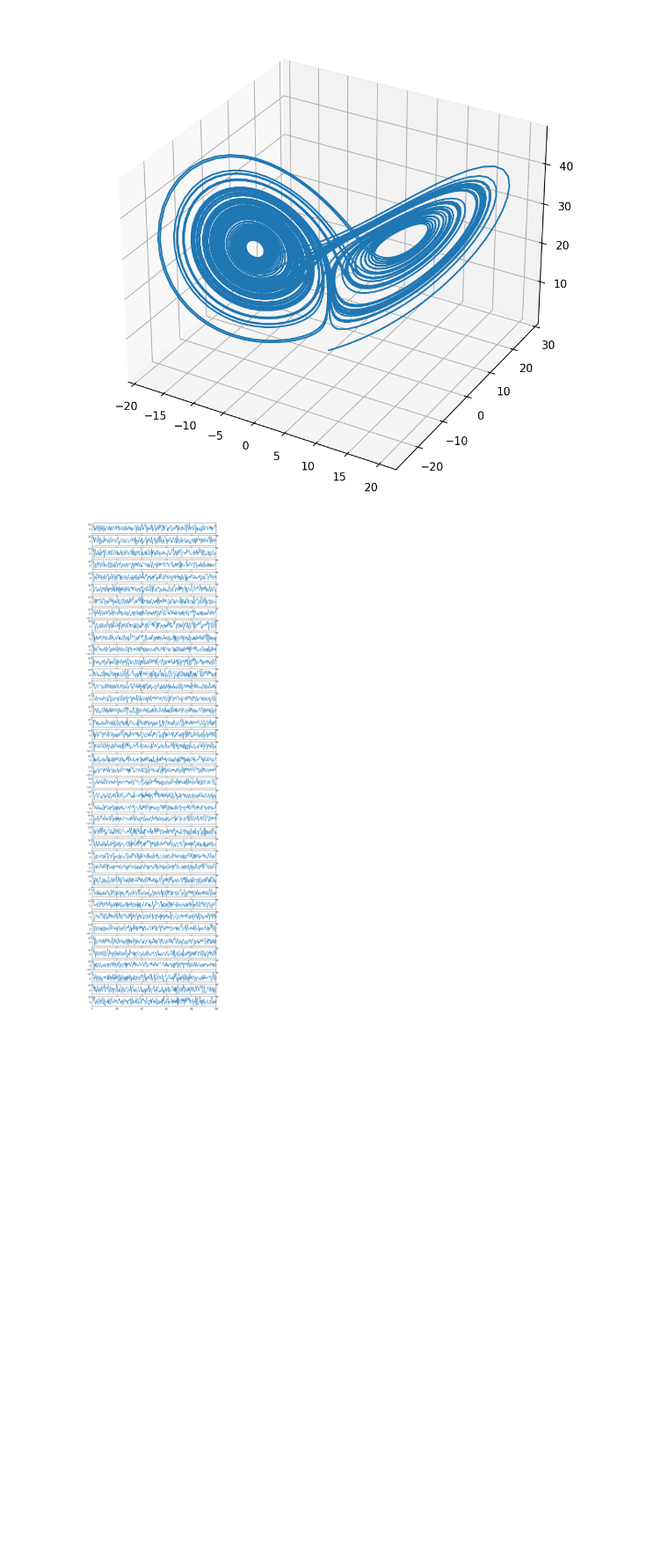
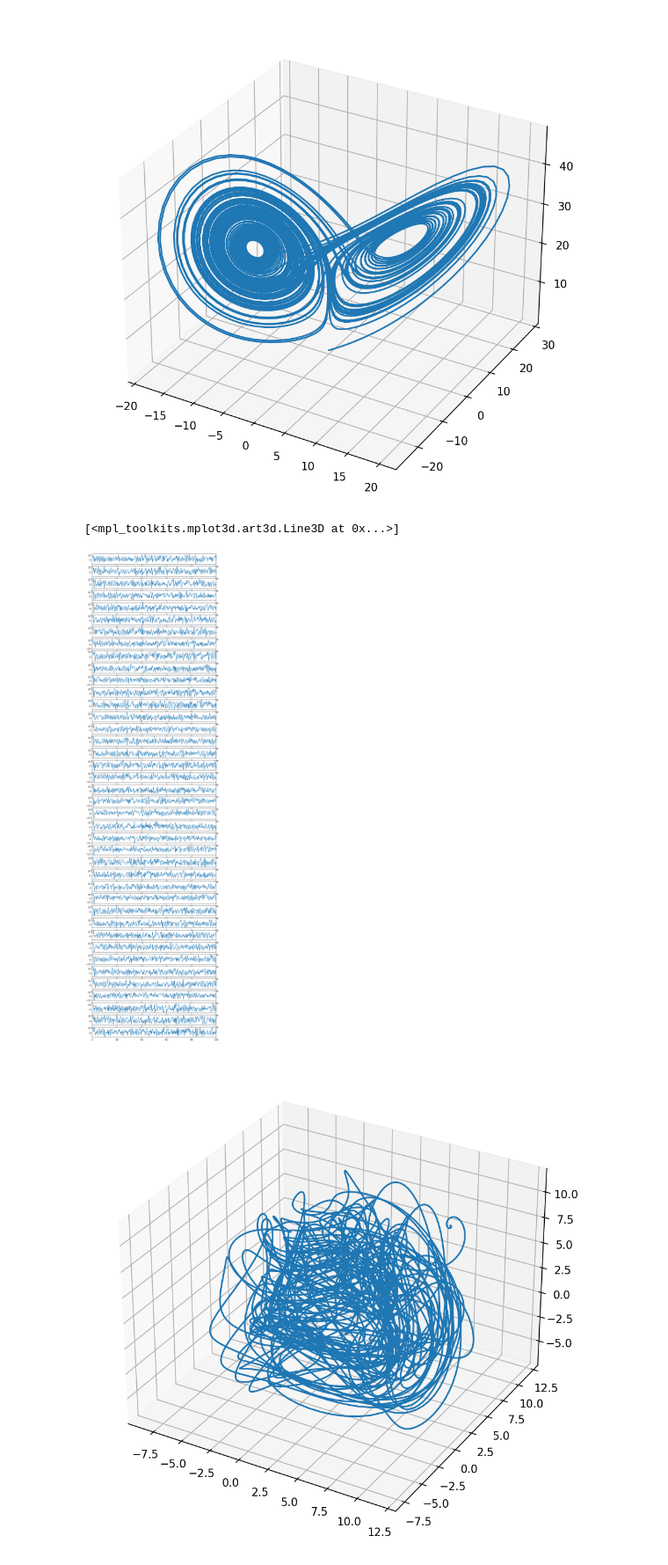
Before and after one commit to rodrigoms95/Data_Assimilation_2023_1, a Jupyter notebook: code/jupyter/Lorenz.ipynb, the cells around one changed output. Shown at 88% size. Drawn from its saved outputs; the diff is of its cells as text; code cells hidden in the pictures; blank space fills up the shorter version.

```diff
--- a/code/jupyter/Lorenz.ipynb
+++ b/code/jupyter/Lorenz.ipynb
@@ -86,30 +86,40 @@ X = np.array( [ [0.] * (w.shape[0] + 1) ] * M )
 # Results array.
 x = np.array( [ ( [i] + [0.0] * (N - 1) ) for i in x_0 ] )
 
 # Iterate for every time step.
 for i in range(N - 1):
     # Iterate for each Runge Kutta step.
     for j in range(w.shape[0]):
         # Generate the input variable for the Runge Kutta step.
         x_t = np.array ( [x[k, i] + h * X[k, j] * w[j] / 2 for k in range(M)] )
         # Calculate the Runge Kutta step.
         X[:, j + 1] = ( ( np.roll(x_t, -1) - np.roll(x_t, 2) )
             * np.roll(x_t, 1) - x_t + F )
     #print(x_t)
 
     #print(X[:, 4])
     # Generate the result.
     x[:, i + 1] = ( x[:, i] + h / 6 * ( X[:, 1]
         + 2 * X[:, 2] + 2 * X[:, 3] + X[:, 4] ) )
 
 # Plot
 fig, axes = plt.subplots(M)
 fig.set_facecolor("w")
 fig.set_size_inches(10, M)
 fig.set_dpi(150)
 
 for i in range(len(axes)):
     axes[i].plot(t, x[i])
     axes[i].set_xlim(0, h * N)
+
+fig = plt.figure()
+ax = fig.add_subplot(projection='3d')
+fig.set_facecolor("w")
+fig.set_size_inches(10, 8)
+fig.set_dpi(150)
+
+ax.plot(x[0], x[1], x[2])
 # %% [output]
+[<mpl_toolkits.mplot3d.art3d.Line3D at 0x...>]
 [figure]
+[figure, added]
```
